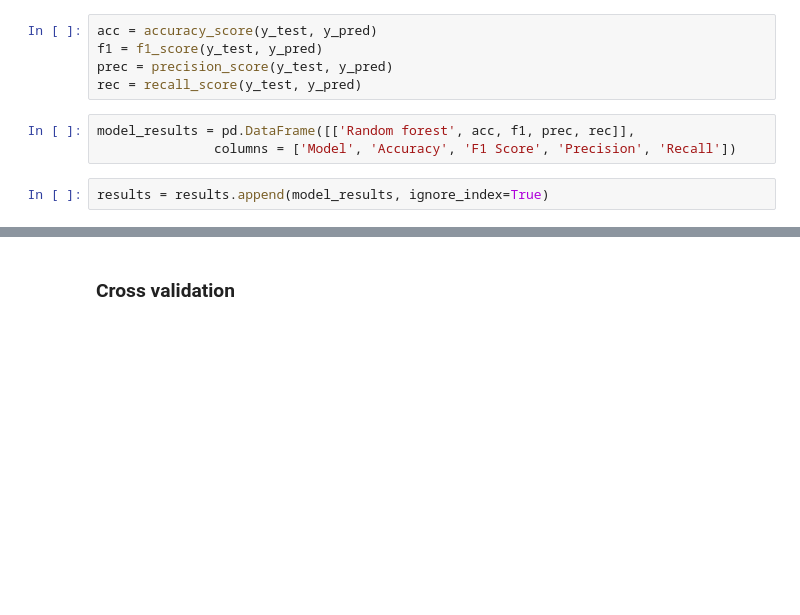
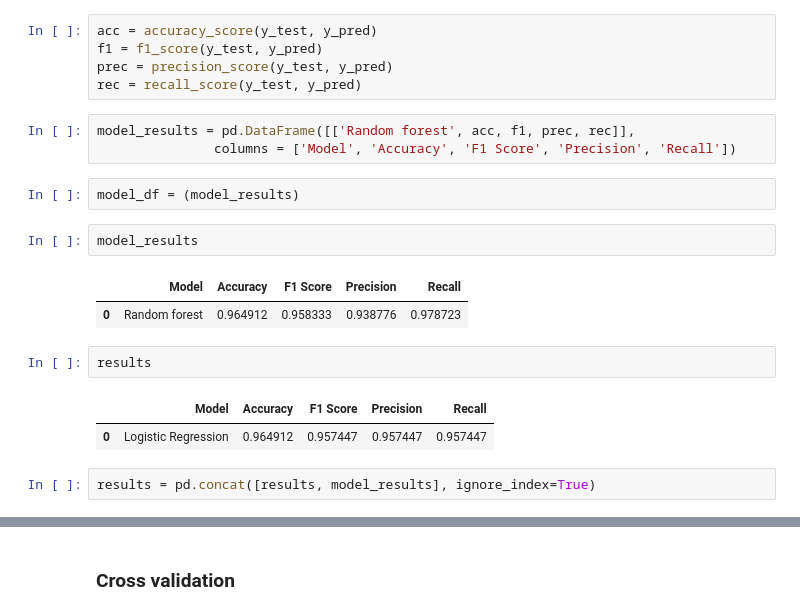
Before and after one commit to LielinaH/ML-Projects, a Jupyter notebook: Breast Cancer Wisconsin (Diagnostic) Data Set/Breast_Cancer_Detection.ipynb, the cells around one changed output, grey strips where cells are left out. Saved outputs shown, nothing was run; the diff lists cells and outputs as text; blank space fills up the shorter version.

```diff
--- a/Breast Cancer Wisconsin (Diagnostic) Data Set/Breast_Cancer_Detection.ipynb
+++ b/Breast Cancer Wisconsin (Diagnostic) Data Set/Breast_Cancer_Detection.ipynb
@@ -335,7 +382,19 @@ rec = recall_score(y_test, y_pred)
 # %%
 model_results = pd.DataFrame([['Random forest', acc, f1, prec, rec]],
                columns = ['Model', 'Accuracy', 'F1 Score', 'Precision', 'Recall'])
+# %%
+model_df = (model_results)
+# %%
+model_results
+# %% [output]
+|  | Model | Accuracy | F1 Score | Precision | Recall |
+| 0 | Random forest | 0.964912 | 0.958333 | 0.938776 | 0.978723 |
+# %%
+results
+# %% [output]
+|  | Model | Accuracy | F1 Score | Precision | Recall |
+| 0 | Logistic Regression | 0.964912 | 0.957447 | 0.957447 | 0.957447 |
 # %%
-results = results.append(model_results, ignore_index=True)
+results = pd.concat([results, model_results], ignore_index=True)
 # %%
 results
```
Also changed, not shown: parts of 26 cells of this notebook.
